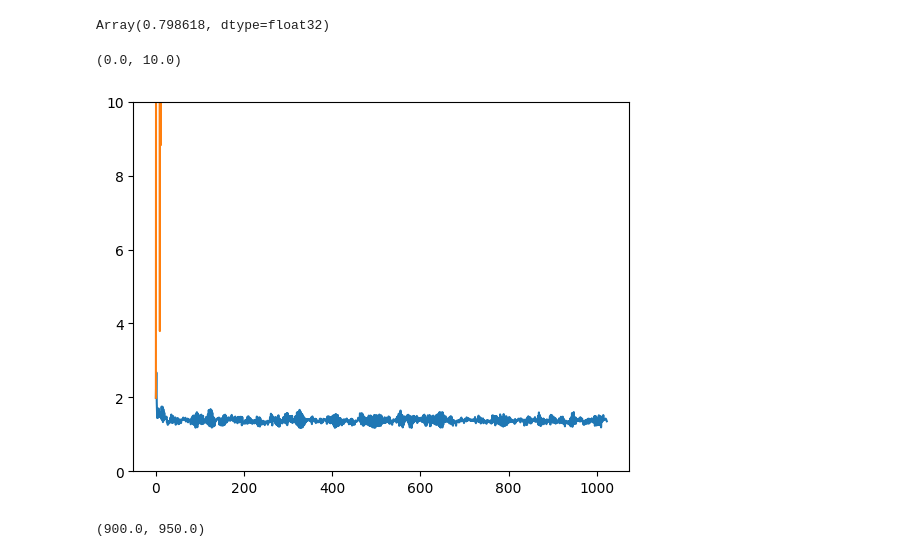
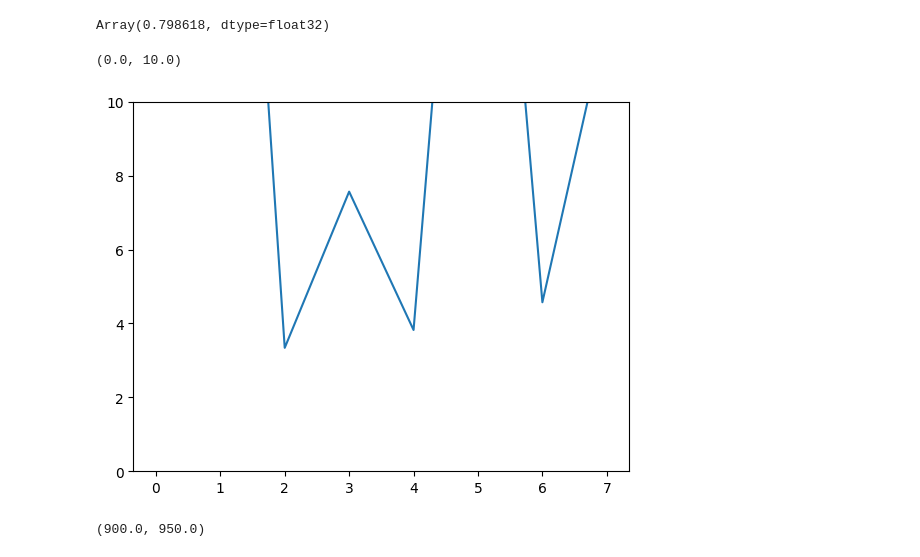
Before and after one commit to akarshkumar0101/synthetic-mdps, a Jupyter notebook: src/testing.ipynb, the cells around one changed output. Cells and saved outputs as stored; diff of their text form; code cells hidden in the pictures.

```diff
--- a/src/testing.ipynb
+++ b/src/testing.ipynb
@@ -142,25 +202,25 @@ rng = jax.random.PRNGKey(0)
 batch = sample_batch_from_dataset(rng, dataset, 8, 1024)
 batch = augment_batch(rng, batch, 1000000, 0, 0, 0, 0, 0)
 # %%
-agent_params = load_pkl("../data/exp_icl/train_bc/name=CartPole-v1/", "ckpt_ 100000")['params']
+# agent_params = load_pkl("../data/exp_icl/train_bc/name=csmdp;i_d=1;i_s=0;t_a=4;t_c=1;t_l=0;t_s=0;o_d=3;o_c=2;r_c=1;tl=64/", "ckpt_0060000")['params']
+# logits = jax.vmap(agent.apply, in_axes=(None, 0, 0))(agent_params, batch['obs'], batch['act'])
+# ce = optax.softmax_cross_entropy(jax.nn.log_softmax(logits[..., :2]), jax.nn.softmax(batch['logits'][..., :2])).mean(axis=0)
+# plt.plot(np.e**ce)
+
+agent_params = load_pkl("../data/exp_icl/train_bc/all-name=CartPole-v1;tl=500/", "ckpt_0060000")['params']
 logits = jax.vmap(agent.apply, in_axes=(None, 0, 0))(agent_params, batch['obs'], batch['act'])
-ce = optax.softmax_cross_entropy(jax.nn.log_softmax(logits[..., :2]), jax.nn.softmax(batch['logits'][..., :2])).mean(axis=0)
-plt.plot(np.e**ce)
-
-agent_params = load_pkl("../data/exp_icl/train_bc/all-name=CartPole-v1", "ckpt_ 100000")['params']
-logits = jax.vmap(agent.apply, in_axes=(None, 0, 0))(agent_params, batch['obs'], batch['act'])
-ce = optax.softmax_cross_entropy(jax.nn.log_softmax(logits[..., :2]), jax.nn.softmax(batch['logits'][..., :2])).mean(axis=0)
+ce = optax.softmax_cross_entropy(jax.nn.log_softmax(logits), jax.nn.softmax(batch['logits'])).mean(axis=0)
 plt.plot(np.e**ce)
 
 # agent_params = load_pkl("../data/exp_icl/train_bc/name=csmdp;i_d=0;i_s=3;t_a=1;t_c=1;t_l=3;t_s=4;o_d=0;o_c=1;r_c=3;tl=64", "ckpt_ 100000")['params']
 # logits = jax.vmap(agent.apply, in_axes=(None, 0, 0))(agent_params, batch['obs'], batch['act'])
 # ce = optax.softmax_cross_entropy(jax.nn.log_softmax(logits[..., :2]), jax.nn.softmax(batch['logits'][..., :2])).mean(axis=0)
 # plt.plot(np.e**ce)
 
 plt.ylim(0, 10)
 # %% [output]
 (0.0, 10.0)
-[figure, old version]
+[figure, new version]
 # %%
 plt.plot(batch['act'][0])
 plt.plot(logits[0].argmax(axis=-1))
```
Also changed, not shown: parts of 19 cells of this notebook, 16 other files.
